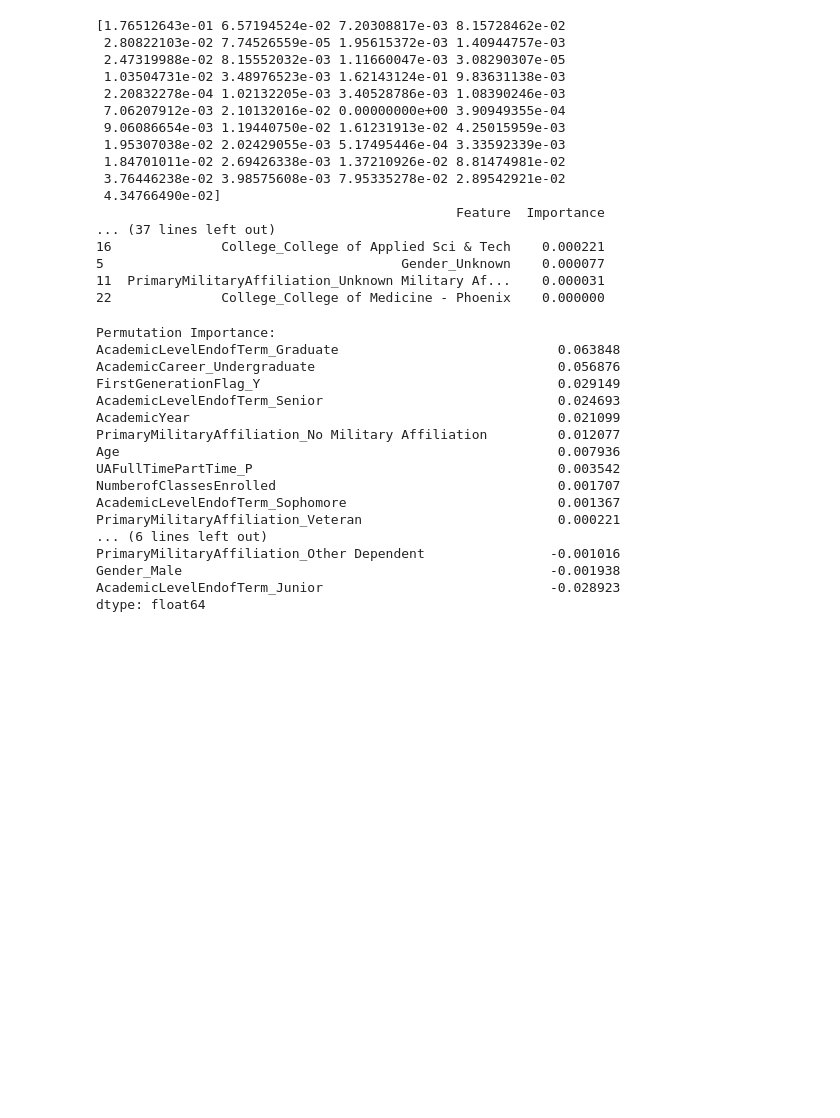
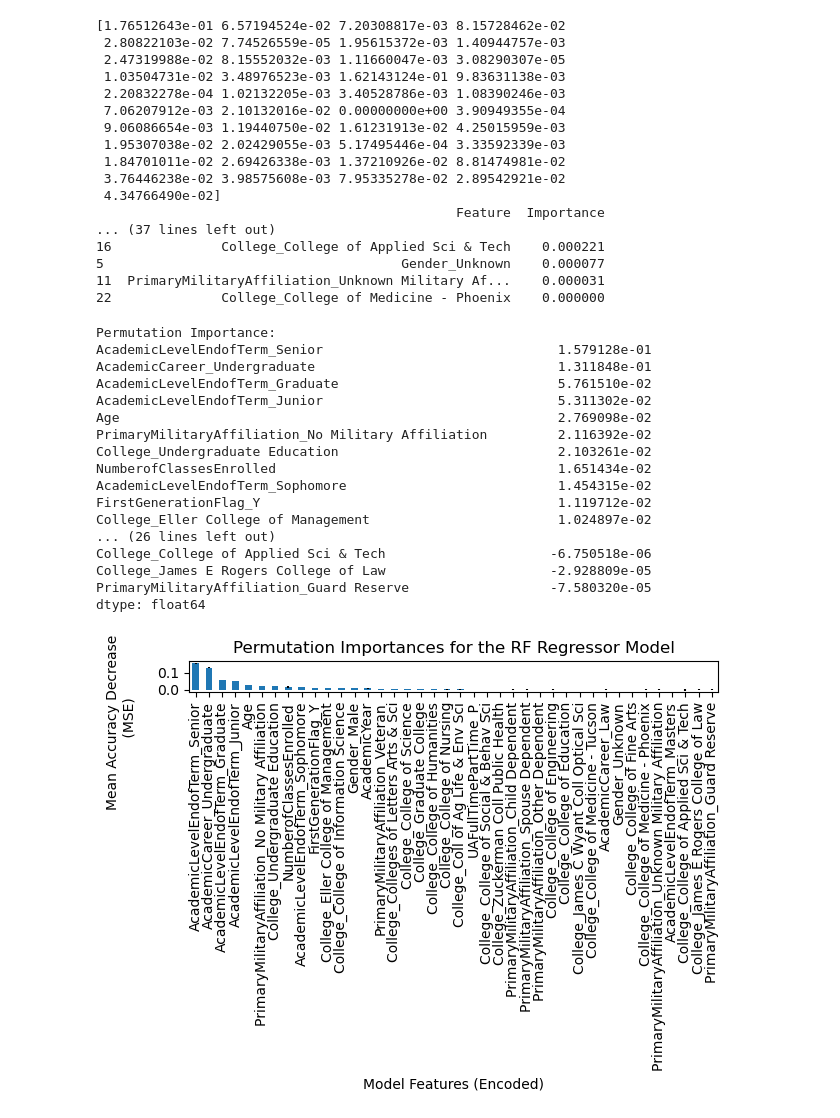
Before and after one commit to gburden6/INFO698-Fall2025-GB-PM, a Jupyter notebook: RF_Model_Notebook.ipynb, the cells around one changed output. Saved outputs shown, nothing was run; the diff lists cells and outputs as text; code cells hidden in the pictures; blank space fills up the shorter version.

Commit message:
Adding Permutation IMportnace Visualization for RFR model GB

```diff
--- a/RF_Model_Notebook.ipynb
+++ b/RF_Model_Notebook.ipynb
@@ -89,7 +90,7 @@ x_features = data_set.drop(['FakeIdentifier' ,
                             # 'Gender',
                             # 'AcademicCareer',
                              'UnitsPassedincludedinGPA',
-                            # 'UnitsPassednotincludedinGPA',
+                             'UnitsPassednotincludedinGPA',
                             # 'UAFullTimePartTime',
                             # 'NumberofClassesEnrolled',
                             # 'AcademicLevelEndofTerm',
@@ -299,22 +300,35 @@ print("\nPermutation Importance:")
 print(permutation_importances)
 # %% [output]
 Permutation Importance:
-AcademicLevelEndofTerm_Graduate                            0.063848
-AcademicCareer_Undergraduate                               0.056876
-FirstGenerationFlag_Y                                      0.029149
-AcademicLevelEndofTerm_Senior                              0.024693
-AcademicYear                                               0.021099
-PrimaryMilitaryAffiliation_No Military Affiliation         0.012077
-Age                                                        0.007936
-UAFullTimePartTime_P                                       0.003542
-NumberofClassesEnrolled                                    0.001707
-AcademicLevelEndofTerm_Sophomore                           0.001367
-PrimaryMilitaryAffiliation_Veteran                         0.000221
-... (6 lines left out)
-PrimaryMilitaryAffiliation_Other Dependent                -0.001016
-Gender_Male                                               -0.001938
-AcademicLevelEndofTerm_Junior                             -0.028923
+AcademicLevelEndofTerm_Senior                              1.579128e-01
+AcademicCareer_Undergraduate                               1.311848e-01
+AcademicLevelEndofTerm_Graduate                            5.761510e-02
+AcademicLevelEndofTerm_Junior                              5.311302e-02
+Age                                                        2.769098e-02
+PrimaryMilitaryAffiliation_No Military Affiliation         2.116392e-02
+College_Undergraduate Education                            2.103261e-02
+NumberofClassesEnrolled                                    1.651434e-02
+AcademicLevelEndofTerm_Sophomore                           1.454315e-02
+FirstGenerationFlag_Y                                      1.119712e-02
+College_Eller College of Management                        1.024897e-02
+... (26 lines left out)
+College_College of Applied Sci & Tech                     -6.750518e-06
+College_James E Rogers College of Law                     -2.928809e-05
+PrimaryMilitaryAffiliation_Guard Reserve                  -7.580320e-05
 dtype: float64
+# %%
+#generate a plot of the Permutation importances (mean and stdev)
+
+fig, ax = plt.subplots()
+permutation_importances.plot.bar(yerr=result.importances_std, ax=ax)
+ax.set_title("Permutation Importances for the RF Regressor Model")
+ax.set_xlabel("Model Features (Encoded)")
+ax.set_ylabel("Mean Accuracy Decrease \n (MSE)")
+ax.yaxis.set_label_coords(-0.1, -0.9)
+fig.tight_layout()
+plt.show()
+# %% [output]
+[figure, added]
 # %%
 #shap values
 
```
Also changed, not shown: parts of 2 cells of this notebook.
